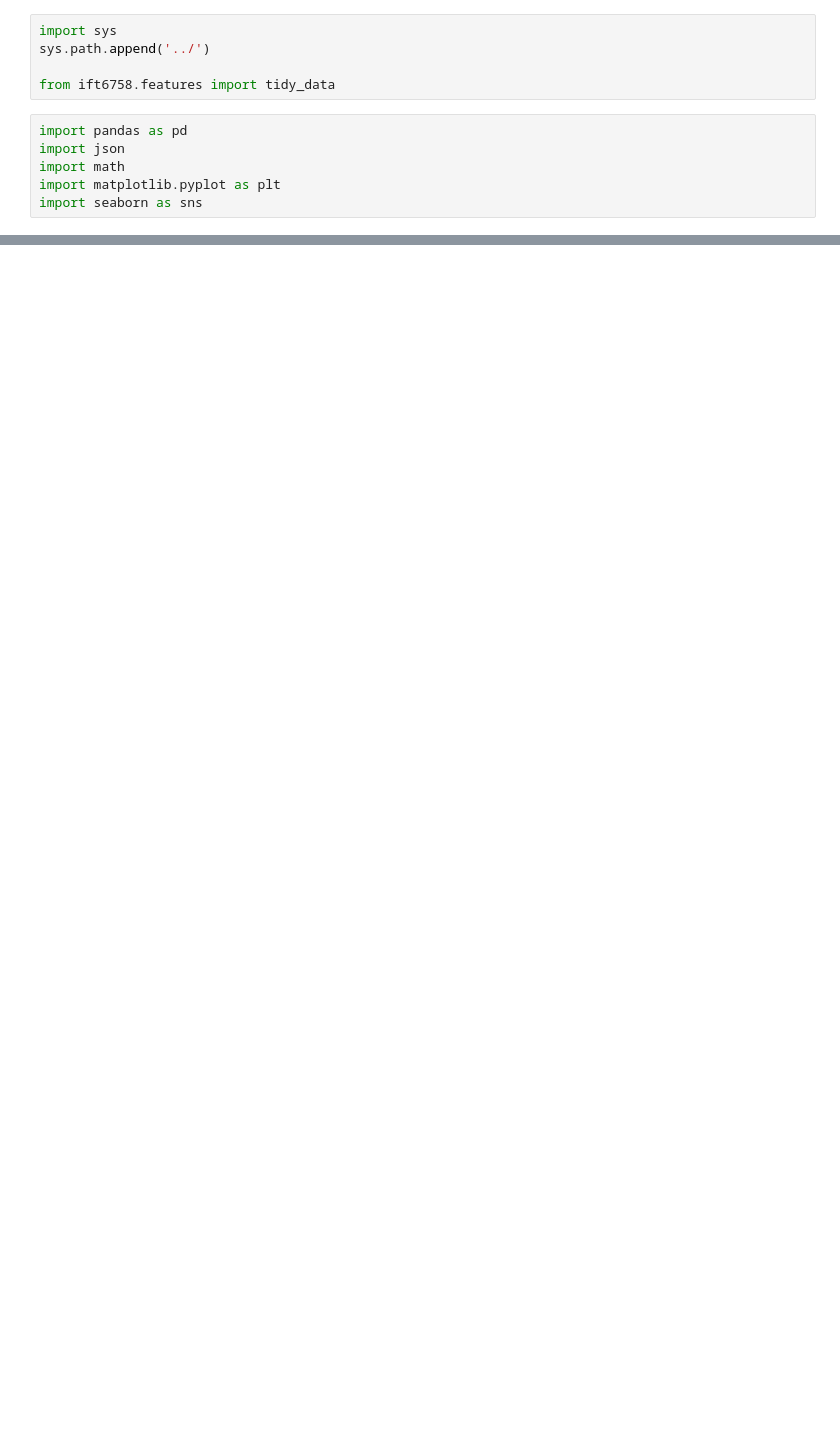
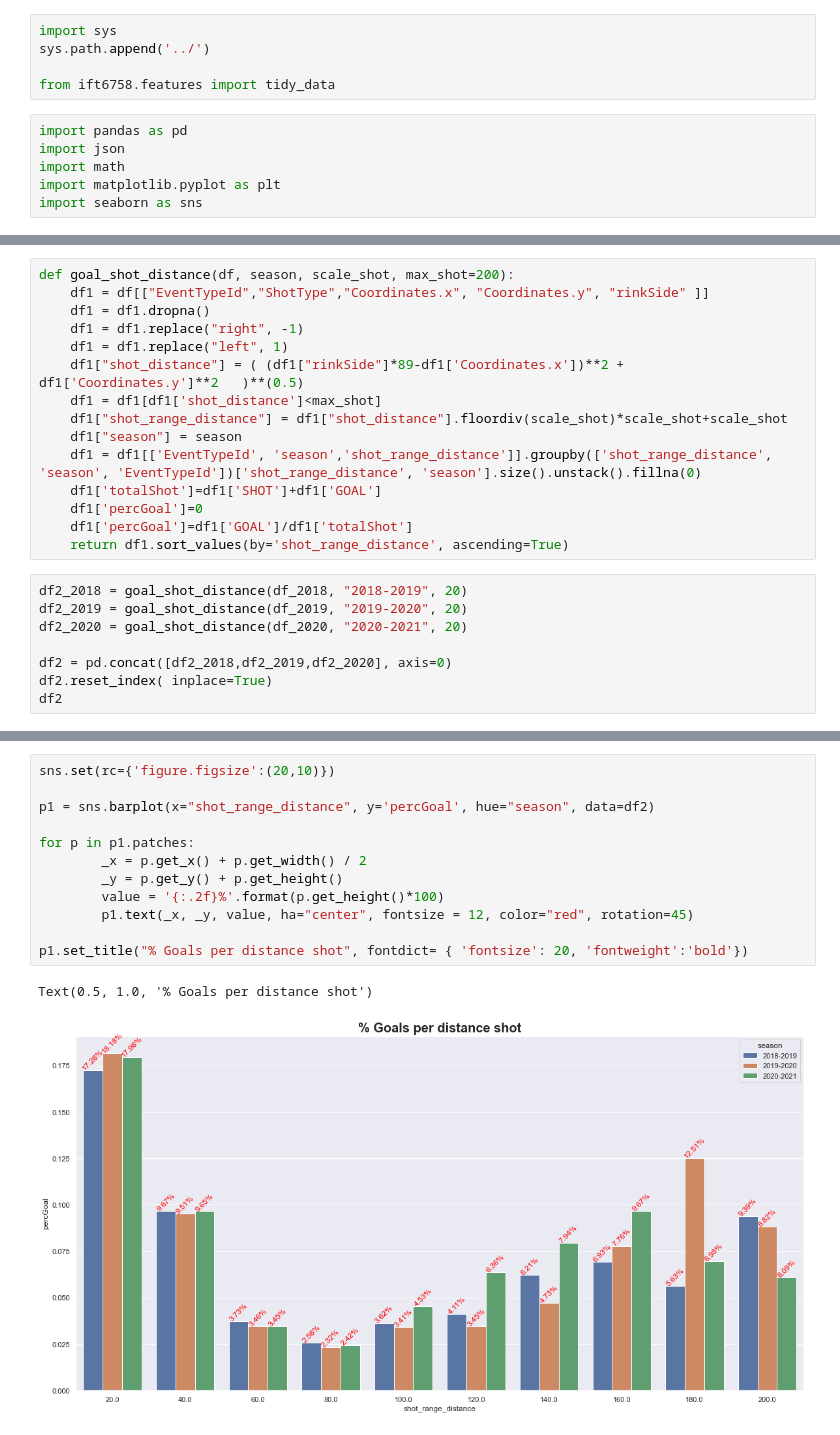
Before and after one commit to ArchambaultP/NHL-Notebooks, a Jupyter notebook: notebooks/simple_visualizations.ipynb, the cells around one changed output, grey strips where cells are left out. Drawn from its saved outputs; the diff is of its cells as text; blank space fills up the shorter version.

```diff
--- a/notebooks/simple_visualizations.ipynb
+++ b/notebooks/simple_visualizations.ipynb
@@ -69,0 +68,23 @@ Text(0.5, 1.0, '% Goals per shot type 2016-2017')
+# %%
+def goal_shot_distance(df, season, scale_shot, max_shot=200):
+    df1 = df[["EventTypeId","ShotType","Coordinates.x", "Coordinates.y", "rinkSide" ]]
+    df1 = df1.dropna()
+    df1 = df1.replace("right", -1)
+    df1 = df1.replace("left", 1)
+    df1["shot_distance"] = ( (df1["rinkSide"]*89-df1['Coordinates.x'])**2 + df1['Coordinates.y']**2   )**(0.5)
+    df1 = df1[df1['shot_distance']<max_shot]
+    df1["shot_range_distance"] = df1["shot_distance"].floordiv(scale_shot)*scale_shot+scale_shot
+    df1["season"] = season
+    df1 = df1[['EventTypeId', 'season','shot_range_distance']].groupby(['shot_range_distance', 'season', 'EventTypeId'])['shot_range_distance', 'season'].size().unstack().fillna(0)
+    df1['totalShot']=df1['SHOT']+df1['GOAL']
+    df1['percGoal']=0
+    df1['percGoal']=df1['GOAL']/df1['totalShot']
+    return df1.sort_values(by='shot_range_distance', ascending=True)
+# %%
+df2_2018 = goal_shot_distance(df_2018, "2018-2019", 20)
+df2_2019 = goal_shot_distance(df_2019, "2019-2020", 20)
+df2_2020 = goal_shot_distance(df_2020, "2020-2021", 20)
+
+df2 = pd.concat([df2_2018,df2_2019,df2_2020], axis=0)
+df2.reset_index( inplace=True)
+df2
@@ -69,0 +109,15 @@ Text(0.5, 1.0, '% Goals per shot type 2016-2017')
+# %%
+sns.set(rc={'figure.figsize':(20,10)})
+
+p1 = sns.barplot(x="shot_range_distance", y='percGoal', hue="season", data=df2)
+
+for p in p1.patches:
+        _x = p.get_x() + p.get_width() / 2
+        _y = p.get_y() + p.get_height()
+        value = '{:.2f}%'.format(p.get_height()*100)
+        p1.text(_x, _y, value, ha="center", fontsize = 12, color="red", rotation=45)
+
+p1.set_title("% Goals per distance shot", fontdict= { 'fontsize': 20, 'fontweight':'bold'})
+# %% [output]
+Text(0.5, 1.0, '% Goals per distance shot')
+[figure, added]
```
Also changed, not shown: parts of 22 cells of this notebook.
